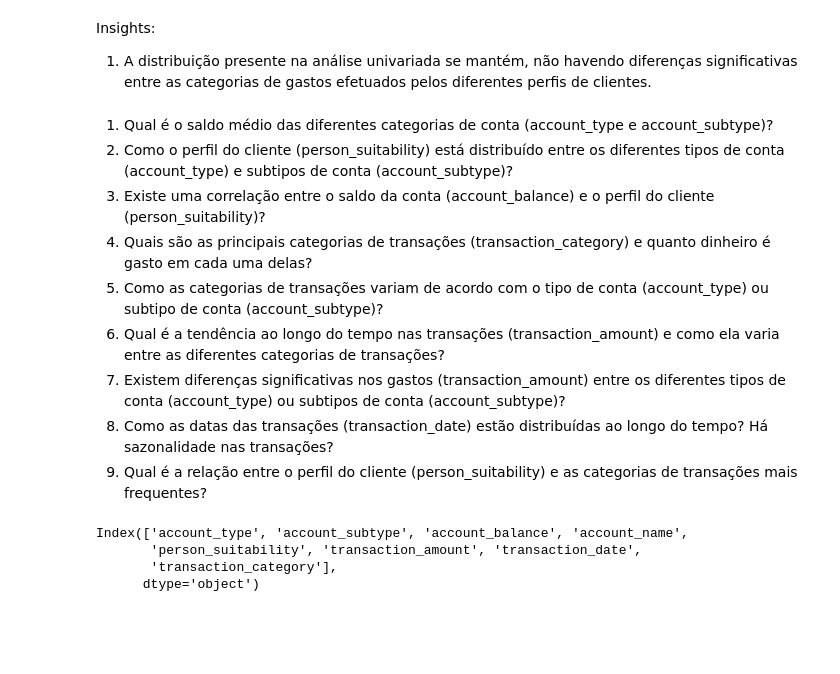
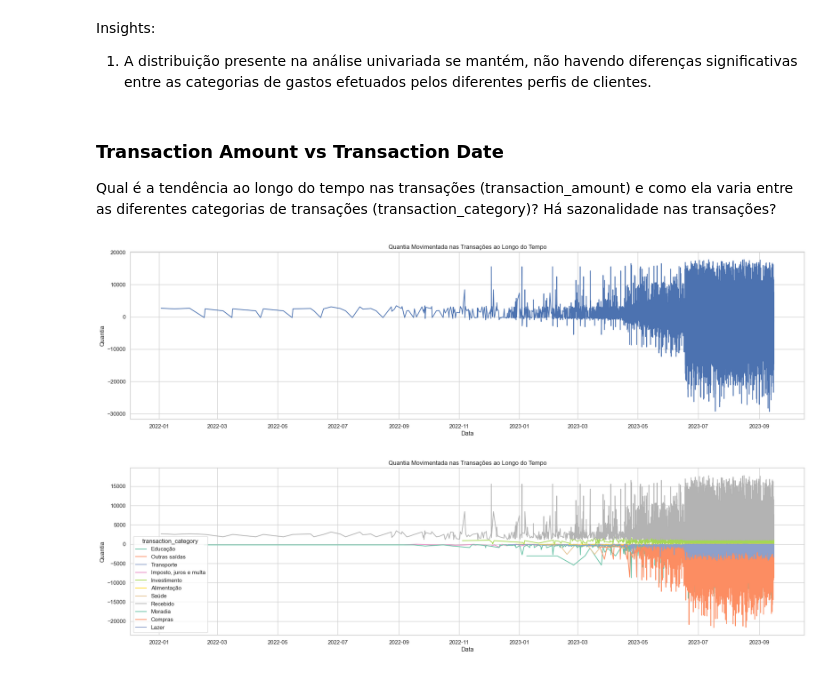
Before and after one commit to allmeidaapedro/Clusterizacao-Clientes-Cartao-Credito, a Jupyter notebook: notebooks/1. EDA.ipynb, the cells around one changed output. Saved outputs shown, nothing was run; the diff lists cells and outputs as text; code cells hidden in the pictures; blank space fills up the shorter version.

```diff
--- a/notebooks/1. EDA.ipynb
+++ b/notebooks/1. EDA.ipynb
@@ -688,20 +684,26 @@ plt.show()
 # %% [markdown]
 Insights:
 1. A distribuição presente na análise univariada se mantém, não havendo diferenças significativas entre as categorias de gastos efetuados pelos diferentes perfis de clientes.
-# %% [markdown]
-1. Qual é o saldo médio das diferentes categorias de conta (account_type e account_subtype)?
-2. Como o perfil do cliente (person_suitability) está distribuído entre os diferentes tipos de conta (account_type) e subtipos de conta (account_subtype)?
-3. Existe uma correlação entre o saldo da conta (account_balance) e o perfil do cliente (person_suitability)?
-4. Quais são as principais categorias de transações (transaction_category) e quanto dinheiro é gasto em cada uma delas?
-5. Como as categorias de transações variam de acordo com o tipo de conta (account_type) ou subtipo de conta (account_subtype)?
-6. Qual é a tendência ao longo do tempo nas transações (transaction_amount) e como ela varia entre as diferentes categorias de transações?
-7. Existem diferenças significativas nos gastos (transaction_amount) entre os diferentes tipos de conta (account_type) ou subtipos de conta (account_subtype)?
-8. Como as datas das transações (transaction_date) estão distribuídas ao longo do tempo? Há sazonalidade nas transações?
-9. Qual é a relação entre o perfil do cliente (person_suitability) e as categorias de transações mais frequentes?
-# %%
-df.columns
-# %% [output]
-Index(['account_type', 'account_subtype', 'account_balance', 'account_name',
-       'person_suitability', 'transaction_amount', 'transaction_date',
-       'transaction_category'],
-      dtype='object')
+# %% [markdown]
+### Transaction Amount vs Transaction Date
+Qual é a tendência ao longo do tempo nas transações (transaction_amount) e como ela varia entre as diferentes categorias de transações (transaction_category)? Há sazonalidade nas transações?
+# %%
+plt.figure(figsize=(24, 6))
+
+ax = sns.lineplot(data=df, x='transaction_date', y='transaction_amount', palette='Set2')
+ax.set_title('Quantia Movimentada nas Transações ao Longo do Tempo')
+ax.set_xlabel('Data')
+ax.set_ylabel('Quantia')
+plt.show()
+# %% [output]
+[figure, added]
+# %%
+plt.figure(figsize=(24, 6))
+
+ax = sns.lineplot(data=df, x='transaction_date', y='transaction_amount', hue='transaction_category', palette='Set2')
+ax.set_title('Quantia Movimentada nas Transações ao Longo do Tempo por Categoria de Transação')
+ax.set_xlabel('Data')
+ax.set_ylabel('Quantia')
+plt.show()
+# %% [output]
+[figure, added]
```
Also changed, not shown: parts of 5 cells of this notebook, 8 other files.
